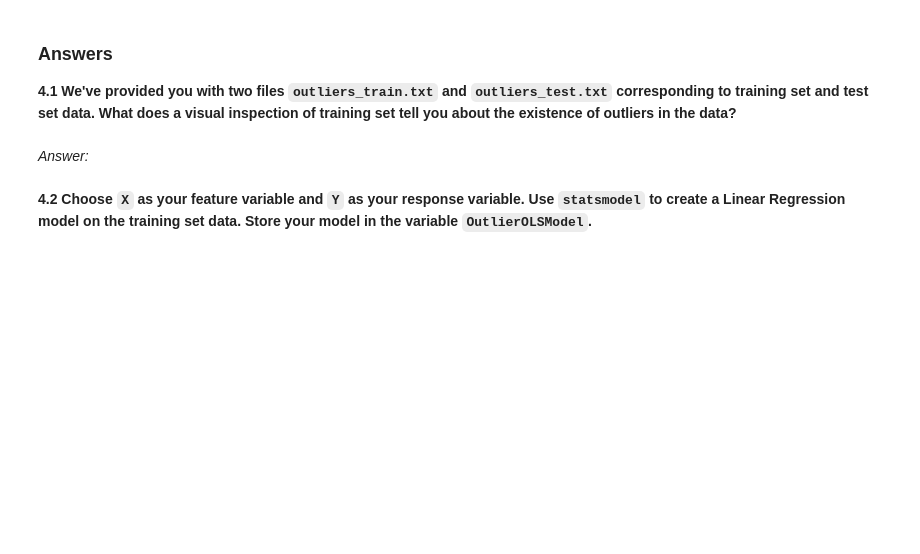
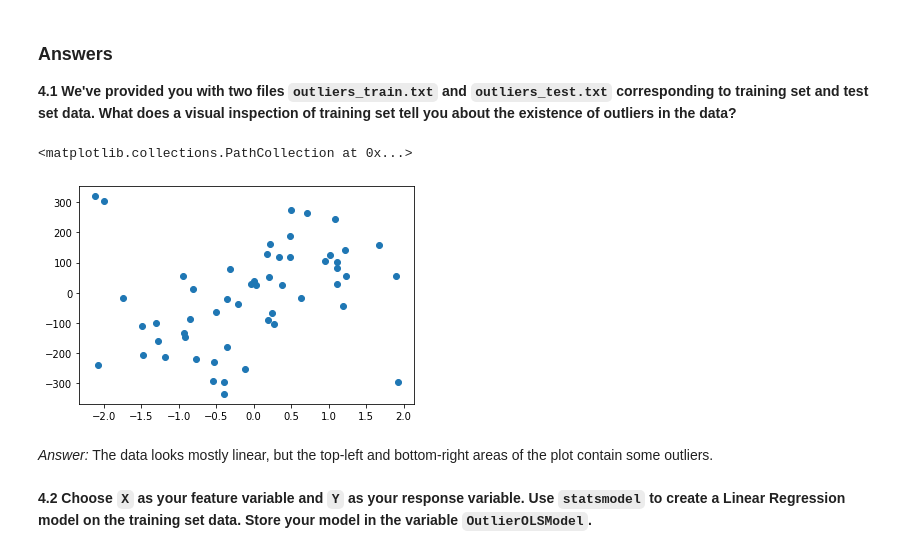
Before and after one commit to kcang2/cs109a, a Jupyter notebook: homeworks/cs109a_hw2.ipynb, the cells around one changed output. Drawn from its saved outputs; the diff is of its cells as text; code cells hidden in the pictures; blank space fills up the shorter version.

```diff
--- a/homeworks/cs109a_hw2.ipynb
+++ b/homeworks/cs109a_hw2.ipynb
@@ -399,8 +399,16 @@ You may recall from lectures that OLS Linear Regression can be susceptible to ou
 # %% [markdown]
 ### Answers
 **4.1  We've provided you with two files `outliers_train.txt` and `outliers_test.txt` corresponding to training set and test set data.  What does a visual inspection of training set tell you about the existence of outliers in the data?**
-# %% [markdown]
-*Answer:*
+# %%
+train_out = pd.read_csv("data/outliers_train.csv")
+train_out.head()
+fig, ax = plt.subplots(1, 1)
+ax.scatter(train_out['X'], train_out['Y'])
+# %% [output]
+<matplotlib.collections.PathCollection at 0x...>
+[figure, added]
+# %% [markdown]
+*Answer:* The data looks mostly linear, but the top-left and bottom-right areas of the plot contain some outliers.
 # %% [markdown]
 **4.2 Choose `X` as your feature variable and `Y` as your response variable.  Use `statsmodel` to create a Linear Regression model on the training set data.  Store your model in the variable `OutlierOLSModel`.**
 # %%
```
Also changed, not shown: parts of 14 cells of this notebook.
